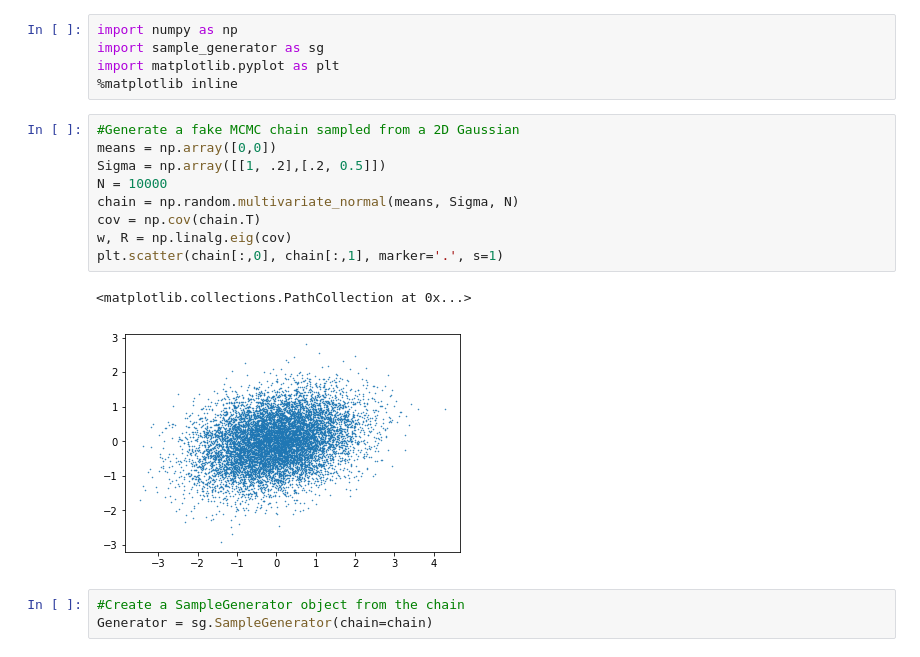
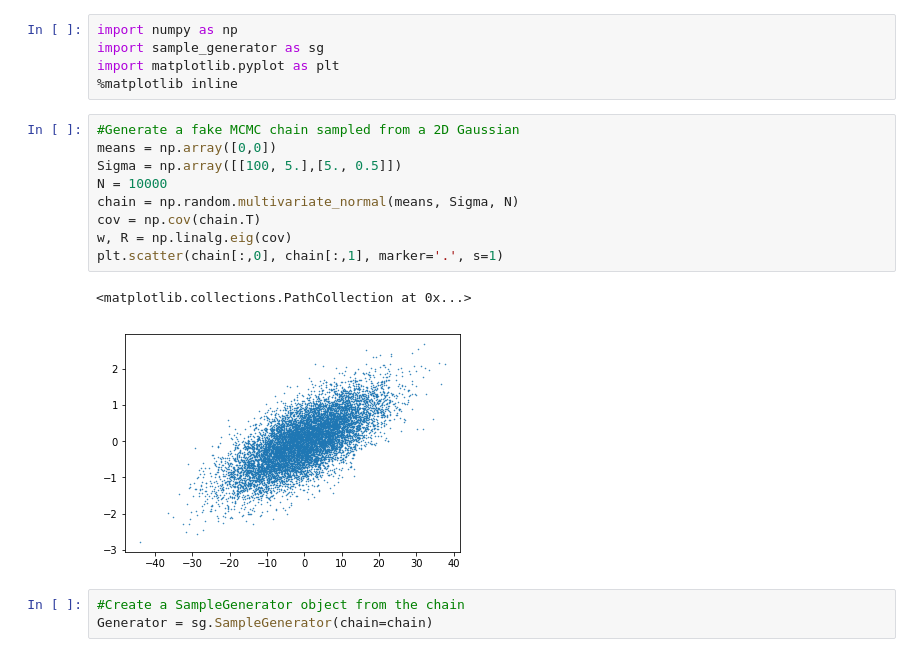
Before and after one commit to tmcclintock/Training_Sample_Generator, a Jupyter notebook: notebooks/Basic Usage.ipynb, the cells around one changed output. Cells and saved outputs as stored; diff of their text form.

```diff
--- a/notebooks/Basic Usage.ipynb
+++ b/notebooks/Basic Usage.ipynb
@@ -20,15 +20,15 @@ import matplotlib.pyplot as plt
 # %%
 #Generate a fake MCMC chain sampled from a 2D Gaussian
 means = np.array([0,0])
-Sigma = np.array([[1, .2],[.2, 0.5]])
+Sigma = np.array([[100, 5.],[5., 0.5]])
 N = 10000
 chain = np.random.multivariate_normal(means, Sigma, N)
 cov = np.cov(chain.T)
 w, R = np.linalg.eig(cov)
 plt.scatter(chain[:,0], chain[:,1], marker='.', s=1)
 # %% [output]
 <matplotlib.collections.PathCollection at 0x...>
-[figure, old version]
+[figure, new version]
 # %%
 #Create a SampleGenerator object from the chain
 Generator = sg.SampleGenerator(chain=chain)
```
Also changed, not shown: parts of 3 cells of this notebook, 2 other files.
